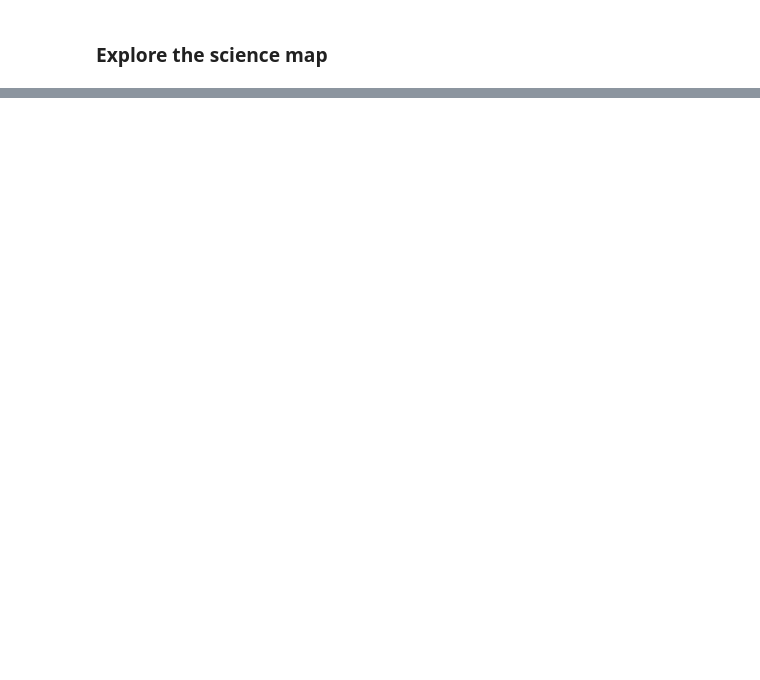
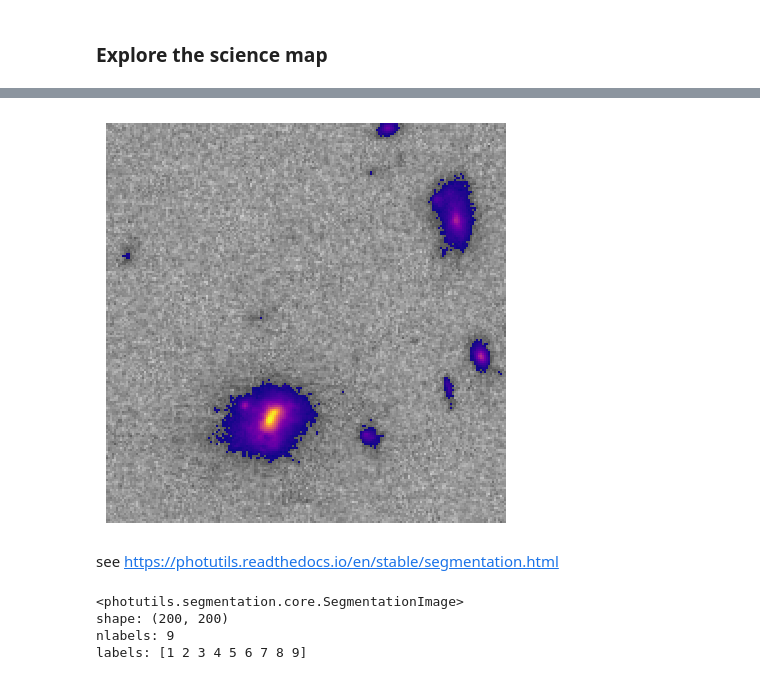
Before and after one commit to stephenmwilkins/jwst_imaging_workshop, a Jupyter notebook: workbooks/basic_image_analysis.ipynb, the cells around one changed output, grey strips where cells are left out. Saved outputs shown, nothing was run; the diff lists cells and outputs as text; code cells hidden in the pictures; blank space fills up the shorter version.

```diff
--- a/workbooks/basic_image_analysis.ipynb
+++ b/workbooks/basic_image_analysis.ipynb
@@ -76,0 +79,32 @@ VELOSYS 14501.05
+# %%
+sci = hdul['SCI'].data
+err = hdul['ERR'].data
+# %%
+
+
+fig, ax = plt.subplots(1, 1, figsize = (4,4))
+plt.subplots_adjust(left=0, top=1, bottom=0, right=1, wspace=0.01, hspace=0.0)
+
+sig = sci/err
+
+threshold = 2.5
+
+ax.imshow(sig, cmap = cm.Greys, vmin = -threshold*2, vmax = threshold*2, origin = 'lower')
+ax.imshow(np.ma.masked_where(sig <= threshold, sig), cmap = 'plasma', vmin = threshold, vmax = 50, origin = 'lower')
+ax.set_axis_off()
+
+plt.show()
+# %% [output]
+[figure, added]
+# %% [markdown]
+see https://photutils.readthedocs.io/en/stable/segmentation.html
+# %%
+from photutils.segmentation import detect_sources
+
+segment_map = detect_sources(sig, 2.5, npixels=5)
+print(segment_map)
+# %% [output]
+<photutils.segmentation.core.SegmentationImage>
+shape: (200, 200)
+nlabels: 9
+labels: [1 2 3 4 5 6 7 8 9]
```
Also changed, not shown: parts of 6 cells of this notebook.
